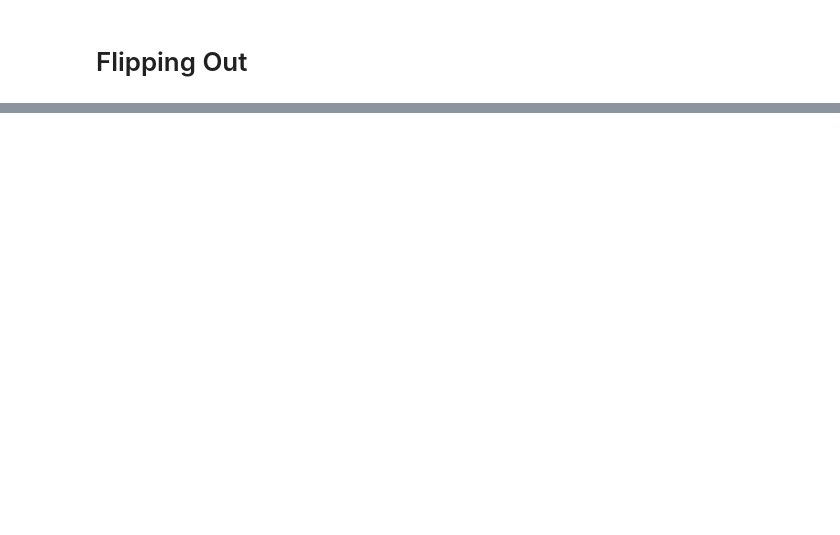
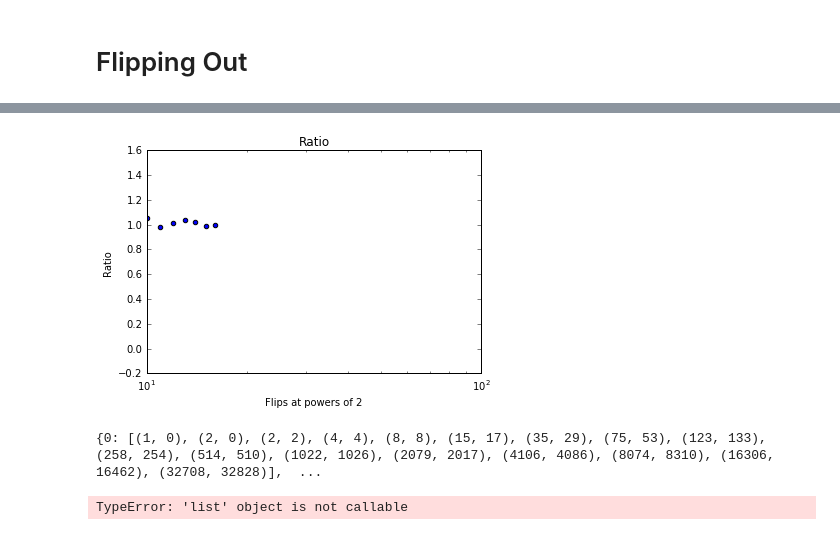
Before and after one commit to CameronBoudreau/flipping-out, a Jupyter notebook: coin-flips.ipynb, the cells around one changed output, grey strips where cells are left out. Cells and saved outputs as stored; diff of their text form; code cells hidden in the pictures; blank space fills up the shorter version.

```diff
--- a/coin-flips.ipynb
+++ b/coin-flips.ipynb
@@ -85,0 +107,11 @@ plt.show()
+# %%
+x = ratio_results
+
+plt.scatter(range(len(x)), x)
+plt.xscale('log')
+plt.xlabel('Flips at powers of 2')
+plt.ylabel('Ratio')
+plt.title('Ratio')
+plt.show()
+# %% [output]
+[figure, added]
@@ -85,0 +128,4 @@ plt.show()
+# %%
+print(compiled_dict)
+# %% [output]
+{0: [(1, 0), (2, 0), (2, 2), (4, 4), (8, 8), (15, 17), (35, 29), (75, 53), (123, 133), (258, 254), (514, 510), (1022, 1026), (2079, 2017), (4106, 4086), (8074, 8310), (16306, 16462), (32708, 32828)],  ...
@@ -85,0 +159,5 @@ plt.show()
+# %%
+# mean_of_ratios = get_mean_of_ratios(compiled_list)
+print(mean_of_ratios(compiled_dict))
+# %% [output]
+TypeError: 'list' object is not callable
```
Also changed, not shown: parts of 17 cells of this notebook, 1 other file.
